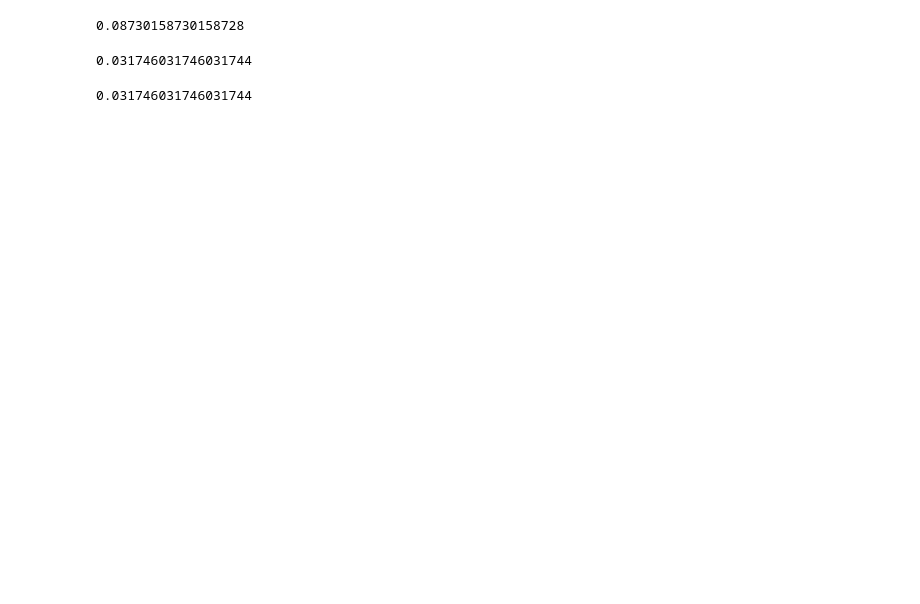
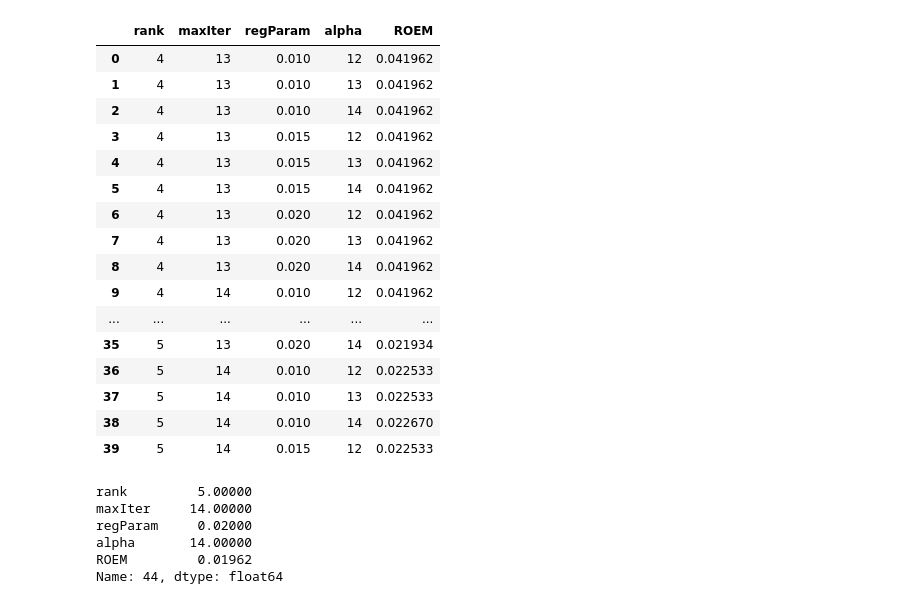
Before and after one commit to LinLin-LL/product_recommendation, a Jupyter notebook: sales.ipynb, the cells around one changed output. Drawn from its saved outputs; the diff is of its cells as text; code cells hidden in the pictures; blank space fills up the shorter version.

```diff
--- a/sales.ipynb
+++ b/sales.ipynb
@@ -55,6 +61,6 @@ def read_data(csv_file):
   return df
 # %%
 # data from July, August and September
-sales_07 = read_data('Order.all.20200701_20200731.csv')
-sales_08 = read_data('Order.all.20200801_20200831.csv')
-sales_09 = read_data('Order.all.20200901_20200911.csv')
+sales_07 = read_data('../input/orders/Order.all.20200701_20200731.csv')
+sales_08 = read_data('../input/orders/Order.all.20200801_20200831.csv')
+sales_09 = read_data('../input/orders/Order.all.20200901_20200930.csv')
@@ -140,13 +145,11 @@ model_list = []
 params_list = []
 roems = []
 
-userCol = "userId"
-itemCol = "itemId"
-ratingCol = "Quantity"
-ranks = [2,3,4,5]
-maxIters = [5,10,15,20]
-regParams = [0.05,.1]
-alphas = [2,4]
+
+ranks = [4,5,6]
+maxIters = [13,14,15]
+regParams = [0.01,0.015,0.02]
+alphas = [12,13,14]
 # %%
 # For loop will automatically create and store ALS models
 for r in ranks:
@@ -187,18 +177,24 @@ pr1 = tr.transform(test)
-# %%
-ROEM(pr1)
-# %% [output]
-0.08730158730158728
-# %%
-tr2 = model_list[1].fit(train)
-pr2 = tr2.transform(test)
-roem2 = ROEM(pr2)
-roem2
-# %% [output]
-0.031746031746031744
-# %%
-tr3 = model_list[2].fit(train)
-pr3 = tr3.transform(test)
-roem3 = ROEM(pr3)
-roem3
-# %% [output]
-0.031746031746031744
+# %%
+df_params = pd.DataFrame(params_list)
+# %%
+df_params['ROEM'] = roems
+# %%
+df_params[:40]
+# %% [output]
+|  | rank | maxIter | regParam | alpha | ROEM |
+| 0 | 4 | 13 | 0.010 | 12 | 0.041962 |
+| 1 | 4 | 13 | 0.010 | 13 | 0.041962 |
+| 2 | 4 | 13 | 0.010 | 14 | 0.041962 |
+| 3 | 4 | 13 | 0.015 | 12 | 0.041962 |
+| 4 | 4 | 13 | 0.015 | 13 | 0.041962 |
+| 5 | 4 | 13 | 0.015 | 14 | 0.041962 |
+| 6 | 4 | 13 | 0.020 | 12 | 0.041962 |
+| 7 | 4 | 13 | 0.020 | 13 | 0.041962 |
+| 8 | 4 | 13 | 0.020 | 14 | 0.041962 |
+| 9 | 4 | 14 | 0.010 | 12 | 0.041962 |
+| ... | ... | ... | ... | ... | ... |
+| 35 | 5 | 13 | 0.020 | 14 | 0.021934 |
+| 36 | 5 | 14 | 0.010 | 12 | 0.022533 |
+| 37 | 5 | 14 | 0.010 | 13 | 0.022533 |
+| 38 | 5 | 14 | 0.010 | 14 | 0.022670 |
+| 39 | 5 | 14 | 0.015 | 12 | 0.022533 |
@@ -205 +203,10 @@ roem3
+# %%
+df_params.iloc[np.argmin(df_params.ROEM)]
+# %% [output]
+rank         5.00000
+maxIter     14.00000
+regParam     0.02000
+alpha       14.00000
+ROEM         0.01962
+Name: 44, dtype: float64
 # %%
```
Also changed, not shown: parts of 29 cells of this notebook, 2 other files.
